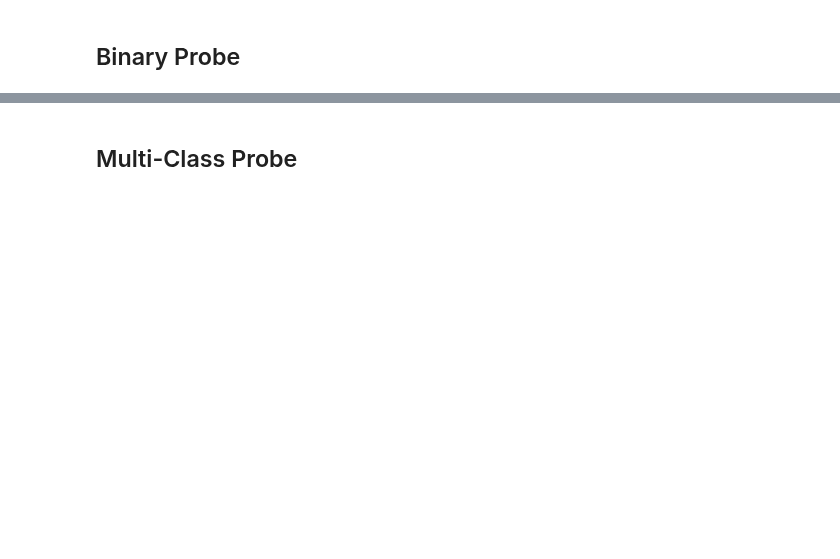
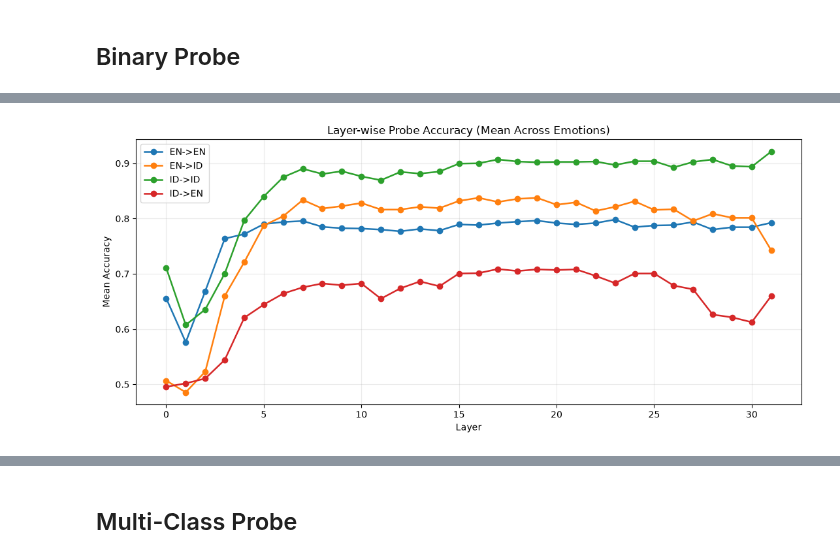
Before and after one commit to noobylub/Dissertation_Project, a Jupyter notebook: vectors_analysis.ipynb, the cells around one changed output, grey strips where cells are left out. Drawn from its saved outputs; the diff is of its cells as text; code cells hidden in the pictures; blank space fills up the shorter version.

```diff
--- a/vectors_analysis.ipynb
+++ b/vectors_analysis.ipynb
@@ -141,6 +214,0 @@ Indonesian trained probe results:
-# %%
-import matplotlib.pyplot as plt
-fig, ax = plt.subplots(figsize=(10, 2.2)); ax.axis("off")
-ax.table(cellText=summary_df.values, colLabels=summary_df.columns, loc="center")
-fig.savefig("images/indonesian_trained_probe_results.png", dpi=300, bbox_inches="tight")
-plt.show()
@@ -148,0 +215,93 @@ plt.show()
+# %%
+import matplotlib.pyplot as plt
+import numpy as np
+
+if "probe_results_df" not in globals():
+    raise ValueError("Run the probe summary cell first to create probe_results_df.")
+
+metric_cols = ["EN->EN", "EN->ID", "ID->ID", "ID->EN"]
+
+# 1) Layer-wise overview (mean across emotions)
+layer_avg_df = (
+    probe_results_df.groupby("layer")[metric_cols]
+    .mean()
+    .reset_index()
+)
+
+plt.figure(figsize=(11, 5))
+for col in metric_cols:
+    plt.plot(layer_avg_df["layer"], layer_avg_df[col], marker="o", linewidth=1.8, label=col)
+plt.xlabel("Layer")
+plt.ylabel("Mean Accuracy")
+plt.title("Layer-wise Probe Accuracy (Mean Across Emotions)")
+plt.grid(alpha=0.25)
+plt.legend()
+plt.tight_layout()
+plt.show()
+
+# 2) Emotion x Layer heatmaps for each direction
+fig, axes = plt.subplots(2, 2, figsize=(14, 8), sharex=True, sharey=True)
+for ax, col in zip(axes.ravel(), metric_cols):
+    pivot = (
+        probe_results_df
+        .pivot(index="emotion", columns="layer", values=col)
+        .reindex(all_emotions)
+    )
+    im = ax.imshow(pivot.values, aspect="auto", cmap="viridis", vmin=0.0, vmax=1.0)
+    ax.set_title(col)
+    ax.set_xticks(np.arange(len(pivot.columns)))
+    ax.set_xticklabels(pivot.columns)
+    ax.set_yticks(np.arange(len(pivot.index)))
+    ax.set_yticklabels(pivot.index)
+    ax.set_xlabel("Layer")
+    ax.set_ylabel("Emotion")
+    fig.colorbar(im, ax=ax, fraction=0.046, pad=0.04)
+plt.suptitle("Emotion-Layer Accuracy Maps by Direction", y=1.02)
+plt.tight_layout()
+plt.show()
+
+# 3) Transfer gap by layer
+layer_avg_df["EN_gap"] = layer_avg_df["EN->EN"] - layer_avg_df["EN->ID"]
+layer_avg_df["ID_gap"] = layer_avg_df["ID->ID"] - layer_avg_df["ID->EN"]
+
+plt.figure(figsize=(11, 4.5))
+plt.plot(layer_avg_df["layer"], layer_avg_df["EN_gap"], marker="o", linewidth=1.8, label="EN gap (EN->EN - EN->ID)")
+plt.plot(layer_avg_df["layer"], layer_avg_df["ID_gap"], marker="o", linewidth=1.8, label="ID gap (ID->ID - ID->EN)")
+plt.axhline(0.0, color="gray", linestyle="--", linewidth=1)
+plt.xlabel("Layer")
+plt.ylabel("Transfer Gap")
+plt.title("Cross-lingual Transfer Gap by Layer")
+plt.grid(alpha=0.25)
+plt.legend()
+plt.tight_layout()
+plt.show()
+
+# 4) Directional asymmetry by layer
+layer_avg_df["asymmetry"] = layer_avg_df["EN->ID"] - layer_avg_df["ID->EN"]
+
+plt.figure(figsize=(11, 4.2))
+plt.plot(layer_avg_df["layer"], layer_avg_df["asymmetry"], marker="o", linewidth=1.8, color="#B44E3A")
+plt.axhline(0.0, color="gray", linestyle="--", linewidth=1)
+plt.xlabel("Layer")
+plt.ylabel("Asymmetry (EN->ID - ID->EN)")
+plt.title("Cross-lingual Direction Asymmetry by Layer")
+plt.grid(alpha=0.25)
+plt.tight_layout()
+plt.show()
+
+# 5) Distribution across emotions per direction
+plot_data = [probe_results_df[col].values for col in metric_cols]
+
+plt.figure(figsize=(9, 5))
+box = plt.boxplot(plot_data, tick_labels=metric_cols, patch_artist=True)
+colors = ["#4E79A7", "#F28E2B", "#59A14F", "#E15759"]
+for patch, color in zip(box["boxes"], colors):
+    patch.set_facecolor(color)
+    patch.set_alpha(0.7)
+plt.ylabel("Accuracy")
+plt.title("Accuracy Distribution Across Emotions and Layers")
+plt.grid(axis="y", alpha=0.25)
+plt.tight_layout()
+plt.show()
+# %% [output]
+[figure, added]
```
Also changed, not shown: parts of 12 cells of this notebook, 15 other files.
